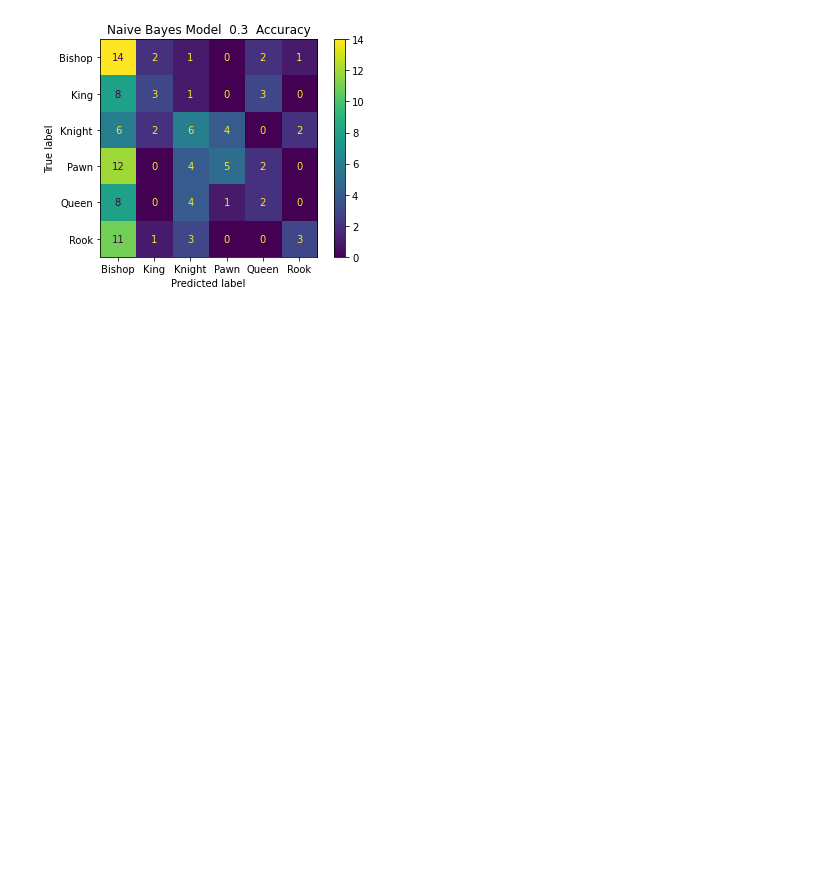
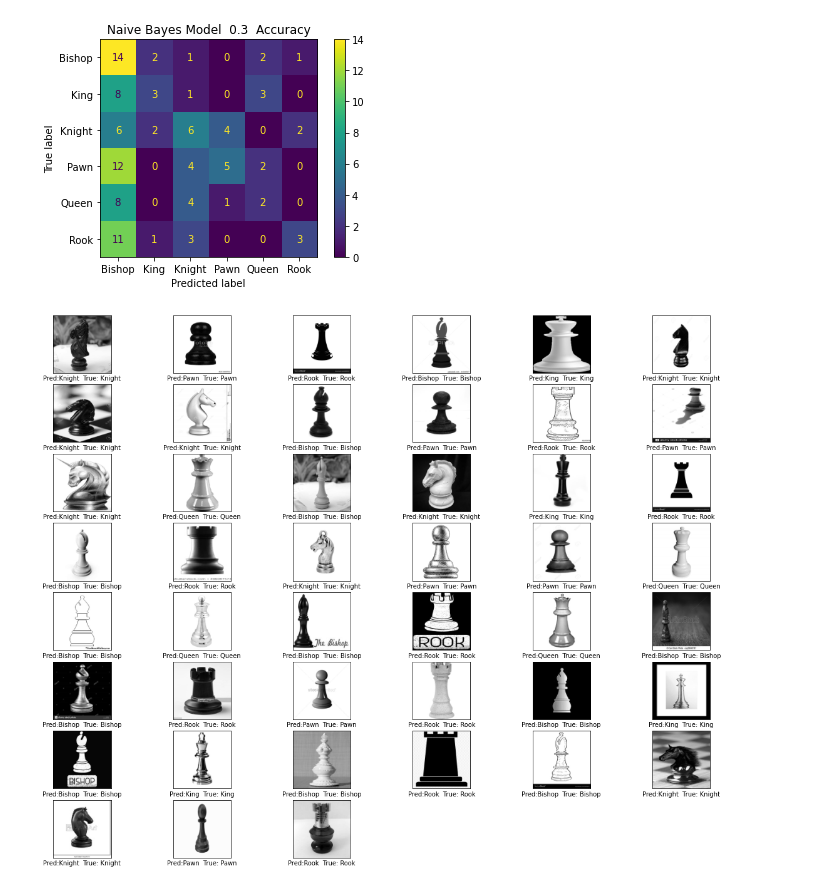
Before and after one commit to tunlaton11/Chess-Image-Recognition-Project, a Jupyter notebook: feature_extraction.ipynb, the cells around one changed output. Saved outputs shown, nothing was run; the diff lists cells and outputs as text; code cells hidden in the pictures; blank space fills up the shorter version.

Commit message:
add show pred img 2

```diff
--- a/feature_extraction.ipynb
+++ b/feature_extraction.ipynb
@@ -71,0 +63,23 @@ GaussianNB()
+# %%
+feature_array = []
+
+
+for img in test:
+
+    #Sobel (Edge)
+    filtY = np.array([[1, 2, 1],[0, 0, 0],[-1, -2, -1]])
+    filtX = np.array([[-1, 0, 1], [-2, 0, 2], [-1, 0, 1]])
+
+    outX = cv2.filter2D(img,-1,filtX,borderType=0)/112
+    outY = cv2.filter2D(img,-1,filtY,borderType=0)/112
+    img = np.sqrt((outX**2)+(outY**2))
+
+
+    tta = np.linspace(0., 180., max(img.shape), endpoint=False)
+    sinogram = skt.radon(img, theta=tta)
+
+
+    feature_array.append(np.array(sinogram).reshape(-1,1))
+
+
+feature_Ts = np.array(feature_array).reshape(len(feature_array),-1)
@@ -72,4 +88,4 @@ GaussianNB()
 # %%
-pred_knn = clf_knn.predict(test)
-pred_svm = clf_svm.predict(test)
-pred_nab = clf_nab.predict(test)
+pred_knn = clf_knn.predict(feature_Ts)
+pred_svm = clf_svm.predict(feature_Ts)
+pred_nab = clf_nab.predict(feature_Ts)
@@ -137,3 +147,20 @@ plt.show()
 [figure]
 [figure]
 [figure]
+# %%
+# plot true img
+plt.figure(figsize=(20,20),facecolor='white')
+i = 1
+for idx, input, prediction, label in zip(enumerate(test), test, pred_svm, test_label):
+
+    if prediction == label:
+        # print("No.", idx[0], 'input,',input, ', has been classified as', prediction, 'and should be', label)
+        plt.subplot(10,6,i)
+        plt.xticks([])
+        plt.yticks([])
+
+        plt.imshow(input, cmap='gray')
+        plt.xlabel('Pred:'+ str(prediction)+ '  True: '+ str(label), )
+        i += 1
+# %% [output]
+[figure, added]
```
Also changed, not shown: parts of 17 cells of this notebook, 1 other file.
